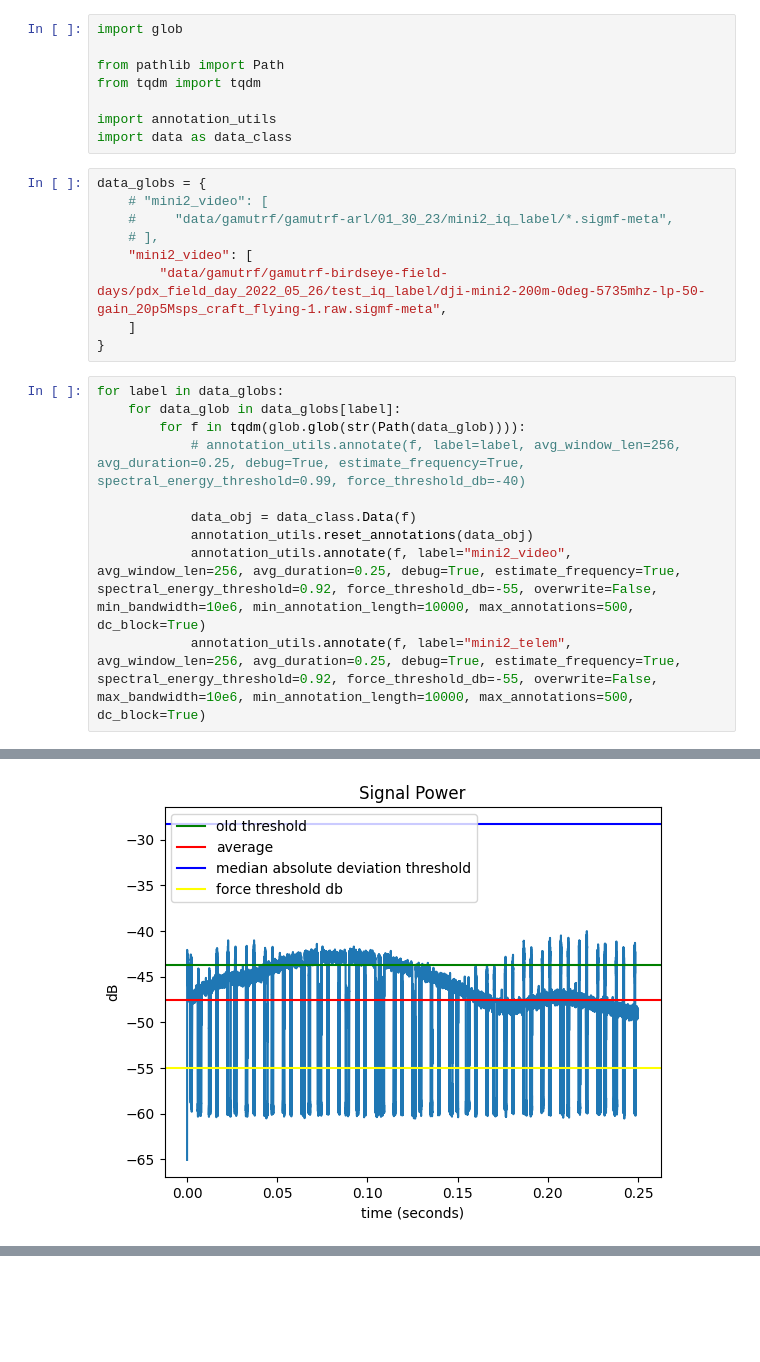
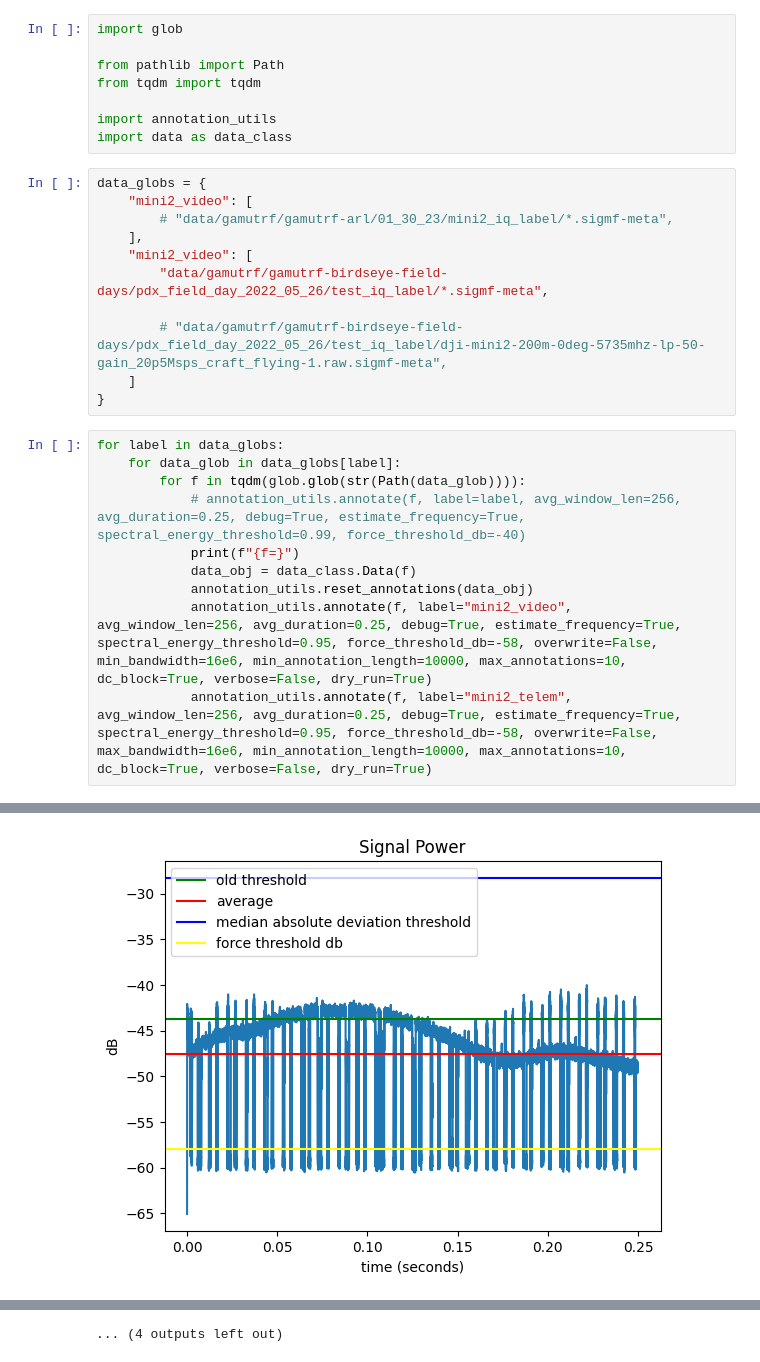
Before and after one commit to IQTLabs/rfml, a Jupyter notebook: rfml-dev/Label_DJI.ipynb, the cells around one changed output, grey strips where cells are left out. Drawn from its saved outputs; the diff is of its cells as text; blank space fills up the shorter version.

```diff
--- a/rfml-dev/Label_DJI.ipynb
+++ b/rfml-dev/Label_DJI.ipynb
@@ -8,11 +8,13 @@ import annotation_utils
 import data as data_class
 # %%
 data_globs = {
-    # "mini2_video": [
-    #     "data/gamutrf/gamutrf-arl/01_30_23/mini2_iq_label/*.sigmf-meta",
-    # ],
     "mini2_video": [
-        "data/gamutrf/gamutrf-birdseye-field-days/pdx_field_day_2022_05_26/test_iq_label/dji-mini2-200m-0deg-5735mhz-lp-50-gain_20p5Msps_craft_flying-1.raw.sigmf-meta",
+        # "data/gamutrf/gamutrf-arl/01_30_23/mini2_iq_label/*.sigmf-meta",
+    ],
+    "mini2_video": [
+        "data/gamutrf/gamutrf-birdseye-field-days/pdx_field_day_2022_05_26/test_iq_label/*.sigmf-meta",
+
+        # "data/gamutrf/gamutrf-birdseye-field-days/pdx_field_day_2022_05_26/test_iq_label/dji-mini2-200m-0deg-5735mhz-lp-50-gain_20p5Msps_craft_flying-1.raw.sigmf-meta",
     ]
 }
 # %%
@@ -20,9 +22,9 @@ for label in data_globs:
     for data_glob in data_globs[label]:
         for f in tqdm(glob.glob(str(Path(data_glob)))):
             # annotation_utils.annotate(f, label=label, avg_window_len=256, avg_duration=0.25, debug=True, estimate_frequency=True, spectral_energy_threshold=0.99, force_threshold_db=-40)
-
+            print(f"{f=}")
             data_obj = data_class.Data(f)
             annotation_utils.reset_annotations(data_obj)
-            annotation_utils.annotate(f, label="mini2_video", avg_window_len=256, avg_duration=0.25, debug=True, estimate_frequency=True, spectral_energy_threshold=0.92, force_threshold_db=-55, overwrite=False, min_bandwidth=10e6, min_annotation_length=10000, max_annotations=500, dc_block=True)
-            annotation_utils.annotate(f, label="mini2_telem", avg_window_len=256, avg_duration=0.25, debug=True, estimate_frequency=True, spectral_energy_threshold=0.92, force_threshold_db=-55, overwrite=False, max_bandwidth=10e6, min_annotation_length=10000, max_annotations=500, dc_block=True)
+            annotation_utils.annotate(f, label="mini2_video", avg_window_len=256, avg_duration=0.25, debug=True, estimate_frequency=True, spectral_energy_threshold=0.95, force_threshold_db=-58, overwrite=False, min_bandwidth=16e6, min_annotation_length=10000, max_annotations=10, dc_block=True, verbose=False, dry_run=True)
+            annotation_utils.annotate(f, label="mini2_telem", avg_window_len=256, avg_duration=0.25, debug=True, estimate_frequency=True, spectral_energy_threshold=0.95, force_threshold_db=-58, overwrite=False, max_bandwidth=16e6, min_annotation_length=10000, max_annotations=10, dc_block=True, verbose=False, dry_run=True)
 # %% [output]
@@ -31,0 +47 @@ Loaded
+[figure, new version]
@@ -42 +55,0 @@ using threshold = -55
-[figure, old version]
@@ -54,0 +109 @@ Writing 307 annotations to data/gamutrf/gamutrf-birdseye-field-days/pdx_field_da
+... (4 outputs left out)
```
Also changed, not shown: parts of 1 cell of this notebook, 8 other files.
